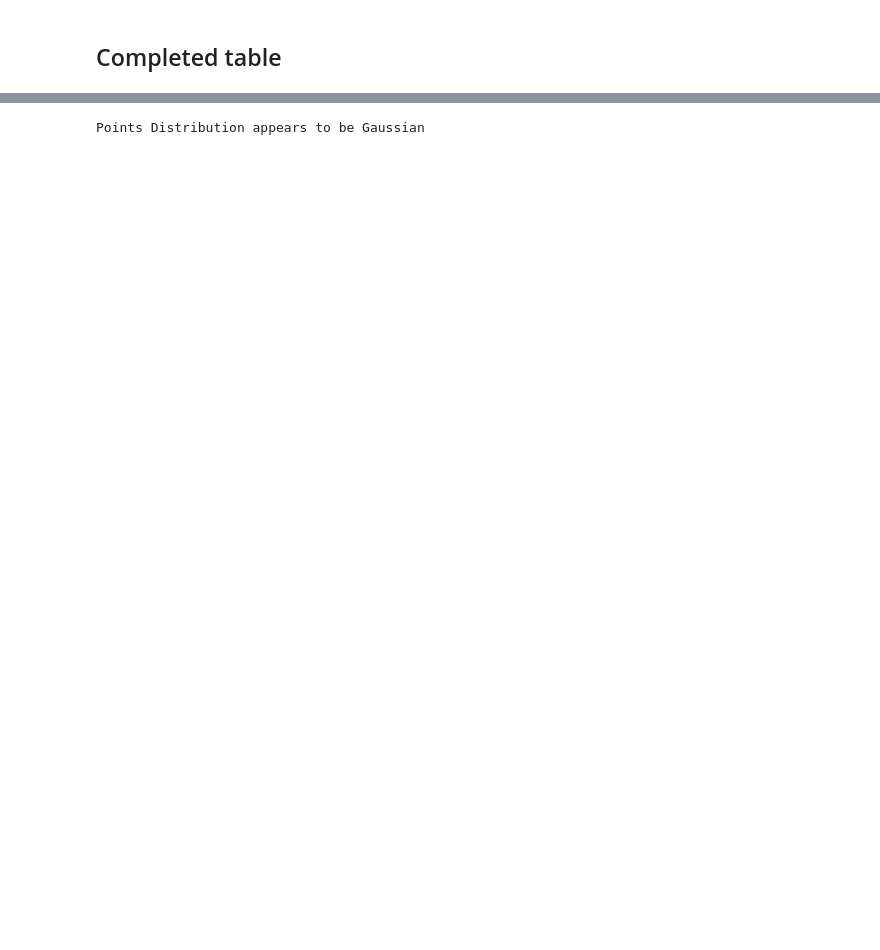
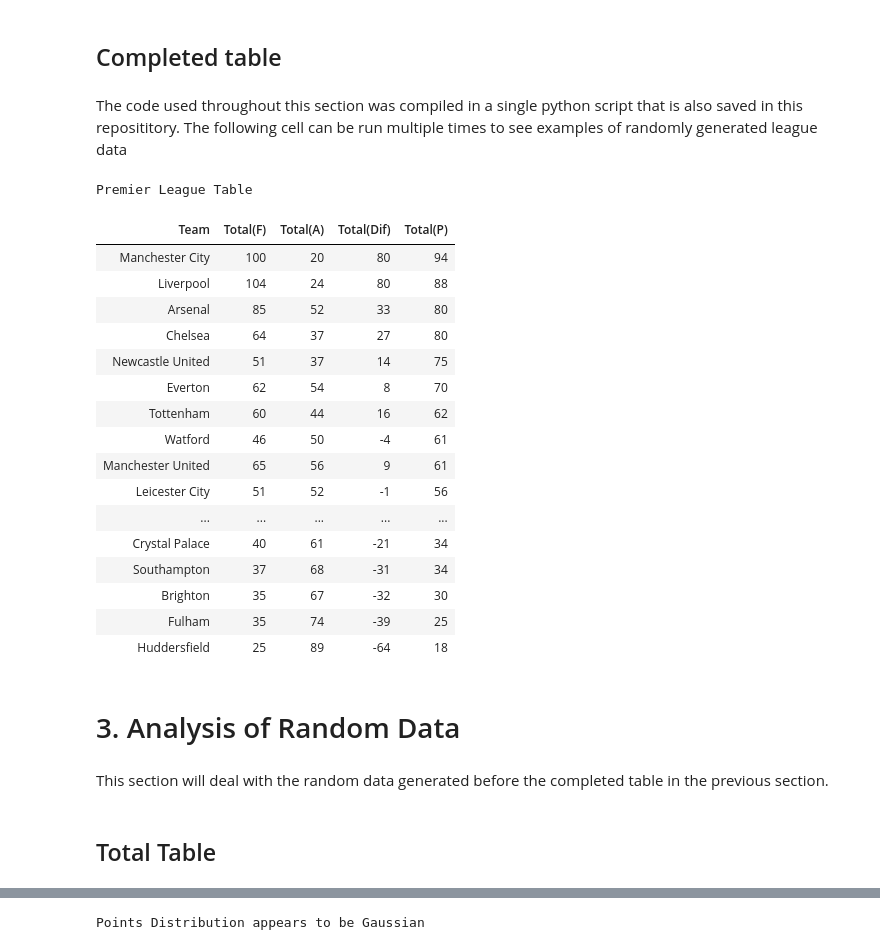
Before and after one commit to ANihill/fundamentalsProject, a Jupyter notebook: Project.ipynb, the cells around one changed output, grey strips where cells are left out. Drawn from its saved outputs; the diff is of its cells as text; code cells hidden in the pictures; blank space fills up the shorter version.

Commit message:
Applied styling to output of python script

```diff
--- a/Project.ipynb
+++ b/Project.ipynb
@@ -918,6 +897,36 @@ Liverpool            48
 Name: Points(A), dtype: int64
 # %% [markdown]
 ## Completed table
+# %% [markdown]
+The code used throughout this section was compiled in a single python script that is also saved in this reposititory. The following cell can be run multiple times to see examples of randomly generated league data
+# %%
+%run -i "league.py"
+total_ran
+# %% [output]
+Premier League Table
+| Team | Total(F) | Total(A) | Total(Dif) | Total(P) |
+| Manchester City | 100 | 20 | 80 | 94 |
+| Liverpool | 104 | 24 | 80 | 88 |
+| Arsenal | 85 | 52 | 33 | 80 |
+| Chelsea | 64 | 37 | 27 | 80 |
+| Newcastle United | 51 | 37 | 14 | 75 |
+| Everton | 62 | 54 | 8 | 70 |
+| Tottenham | 60 | 44 | 16 | 62 |
+| Watford | 46 | 50 | -4 | 61 |
+| Manchester United | 65 | 56 | 9 | 61 |
+| Leicester City | 51 | 52 | -1 | 56 |
+| ... | ... | ... | ... | ... |
+| Crystal Palace | 40 | 61 | -21 | 34 |
+| Southampton | 37 | 68 | -31 | 34 |
+| Brighton | 35 | 67 | -32 | 30 |
+| Fulham | 35 | 74 | -39 | 25 |
+| Huddersfield | 25 | 89 | -64 | 18 |
+# %% [markdown]
+# 3. Analysis of Random Data
+# %% [markdown]
+This section will deal with the random data generated before the completed table in the previous section.
+# %% [markdown]
+## Total Table
 # %%
 # added new column of total goals scored
 pl_new["Total(F)"] = pl_new["Home(F)"] + pl_new["Away(F)"]
```
Also changed, not shown: parts of 44 cells of this notebook, 1 other file.
